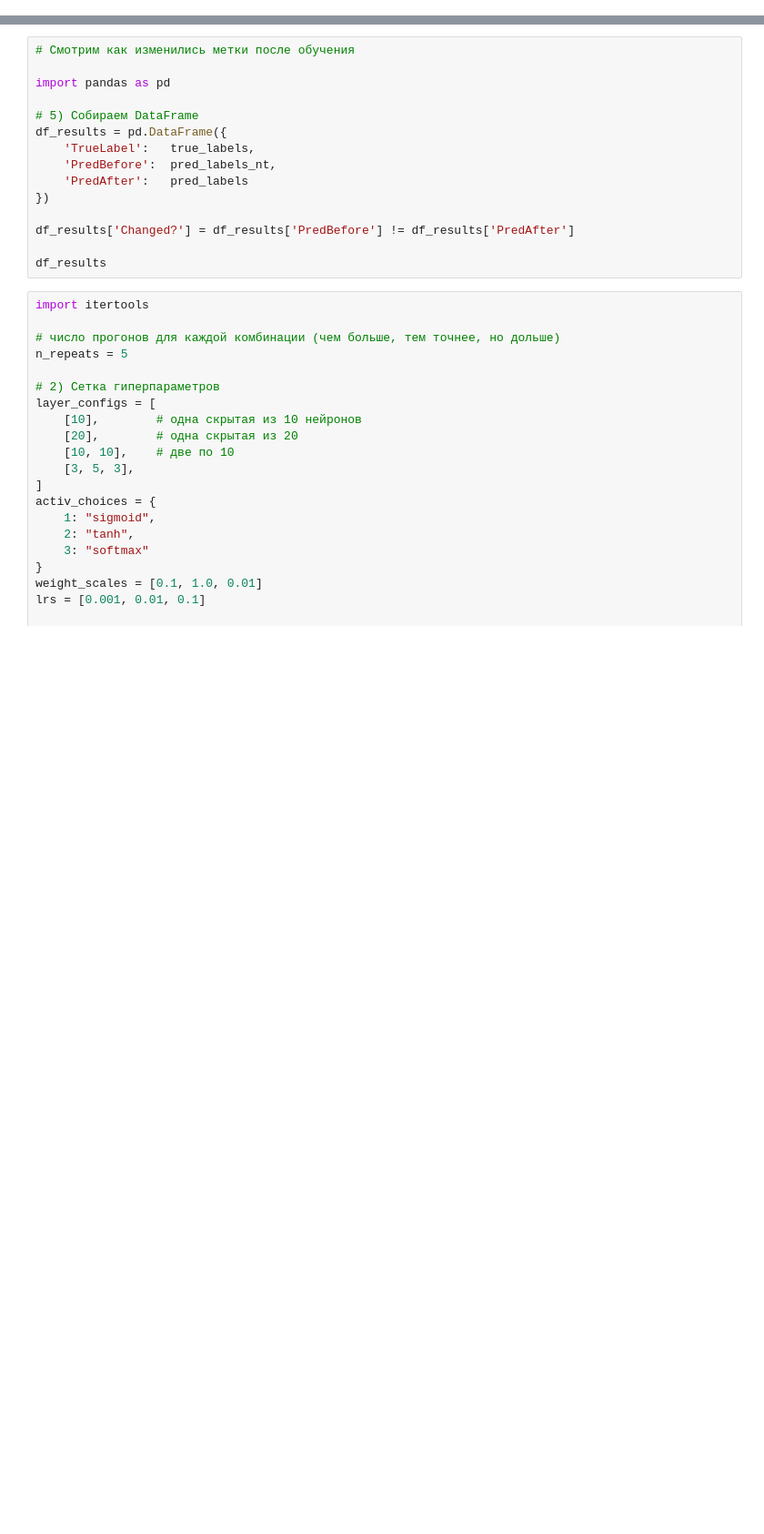
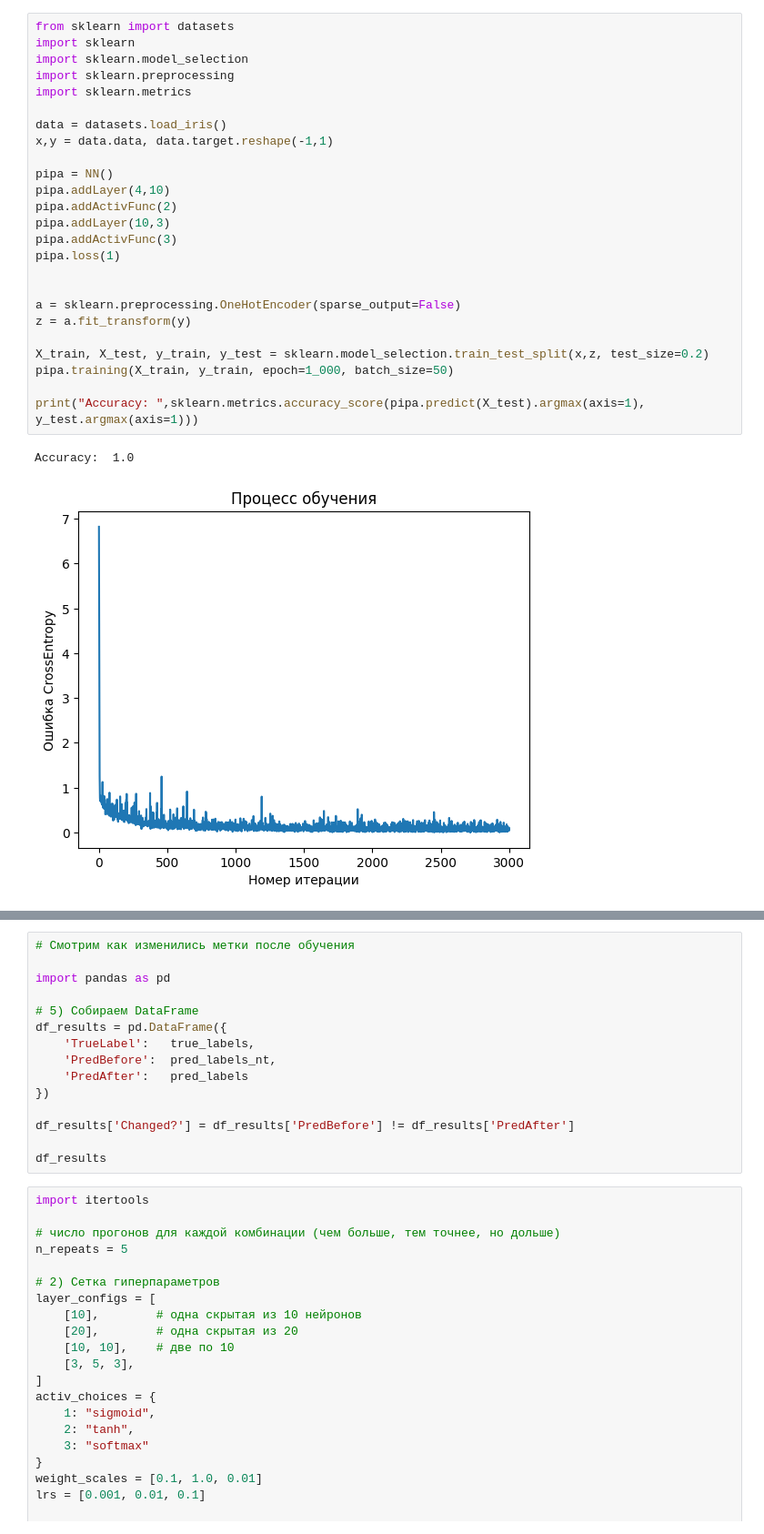
Before and after one commit to DeadNikol/neural-network, a Jupyter notebook: NN.ipynb, the cells around one changed output, grey strips where cells are left out. Shown: that part at 91% size. Cells and saved outputs as stored; diff of their text form; blank space fills up the shorter version.

Commit message:
Added crossEntropy, Choosing the loss function, added Batching descent

```diff
--- a/NN.ipynb
+++ b/NN.ipynb
@@ -228,0 +202,28 @@ print(f"Test accuracy: {accuracy:.3f}")
+# %%
+from sklearn import datasets
+import sklearn
+import sklearn.model_selection
+import sklearn.preprocessing
+import sklearn.metrics
+
+data = datasets.load_iris()
+x,y = data.data, data.target.reshape(-1,1)
+
+pipa = NN()
+pipa.addLayer(4,10)
+pipa.addActivFunc(2)
+pipa.addLayer(10,3)
+pipa.addActivFunc(3)
+pipa.loss(1)
+
+
+a = sklearn.preprocessing.OneHotEncoder(sparse_output=False)
+z = a.fit_transform(y)
+
+X_train, X_test, y_train, y_test = sklearn.model_selection.train_test_split(x,z, test_size=0.2)
+pipa.training(X_train, y_train, epoch=1_000, batch_size=50)
+
+print("Accuracy: ",sklearn.metrics.accuracy_score(pipa.predict(X_test).argmax(axis=1), y_test.argmax(axis=1)))
+# %% [output]
+Accuracy:  1.0
+[figure, added]
```
Also changed, not shown: parts of 8 cells of this notebook.
